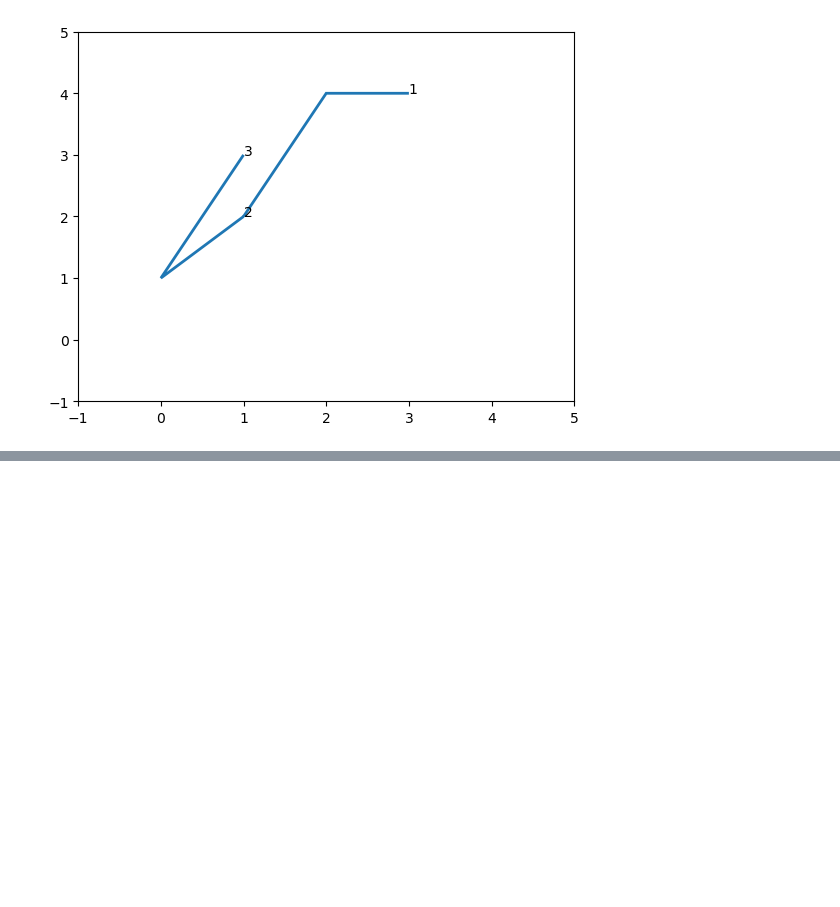
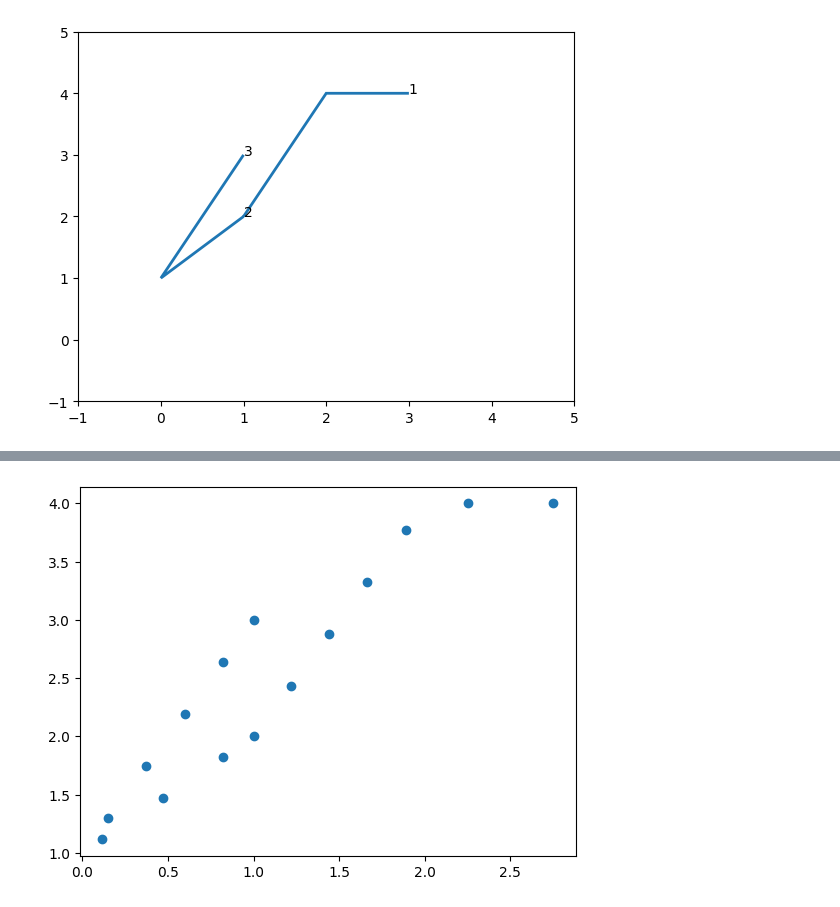
Before and after one commit to amin942001/STHype, a Jupyter notebook: examples/spatial_graph.ipynb, the cells around one changed output, grey strips where cells are left out. Saved outputs shown, nothing was run; the diff lists cells and outputs as text; code cells hidden in the pictures; blank space fills up the shorter version.

```diff
--- a/examples/spatial_graph.ipynb
+++ b/examples/spatial_graph.ipynb
@@ -53,0 +64,11 @@ plot = plot_spatial_graph(sg, add_nodes=True, region=[[-1, -1], [5, 5]]);
+# %%
+from sthype.hypergraph.hypergraph_from_spatial_graphs import hypergraph_from_spatial_graphs
+import matplotlib.pyplot as plt
+
+g = hypergraph_from_spatial_graphs([sg], [1], 0.5)
+points = [data['center'] for _, _, data in g.edges(data=True)]
+x = [point.x for point in points]
+y = [point.y for point in points]
+plt.scatter(x,y);
+# %% [output]
+[figure, added]
```
Also changed, not shown: parts of 3 cells of this notebook.
